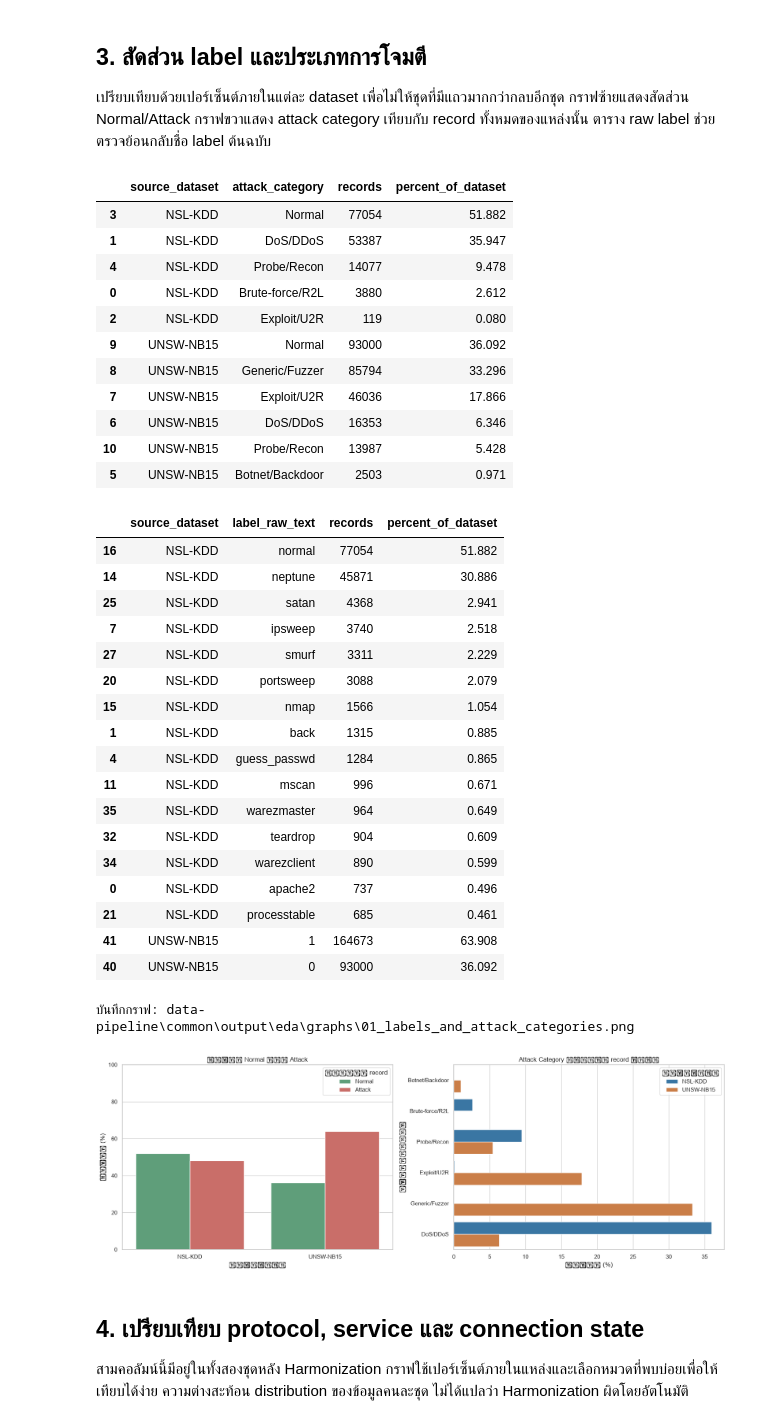
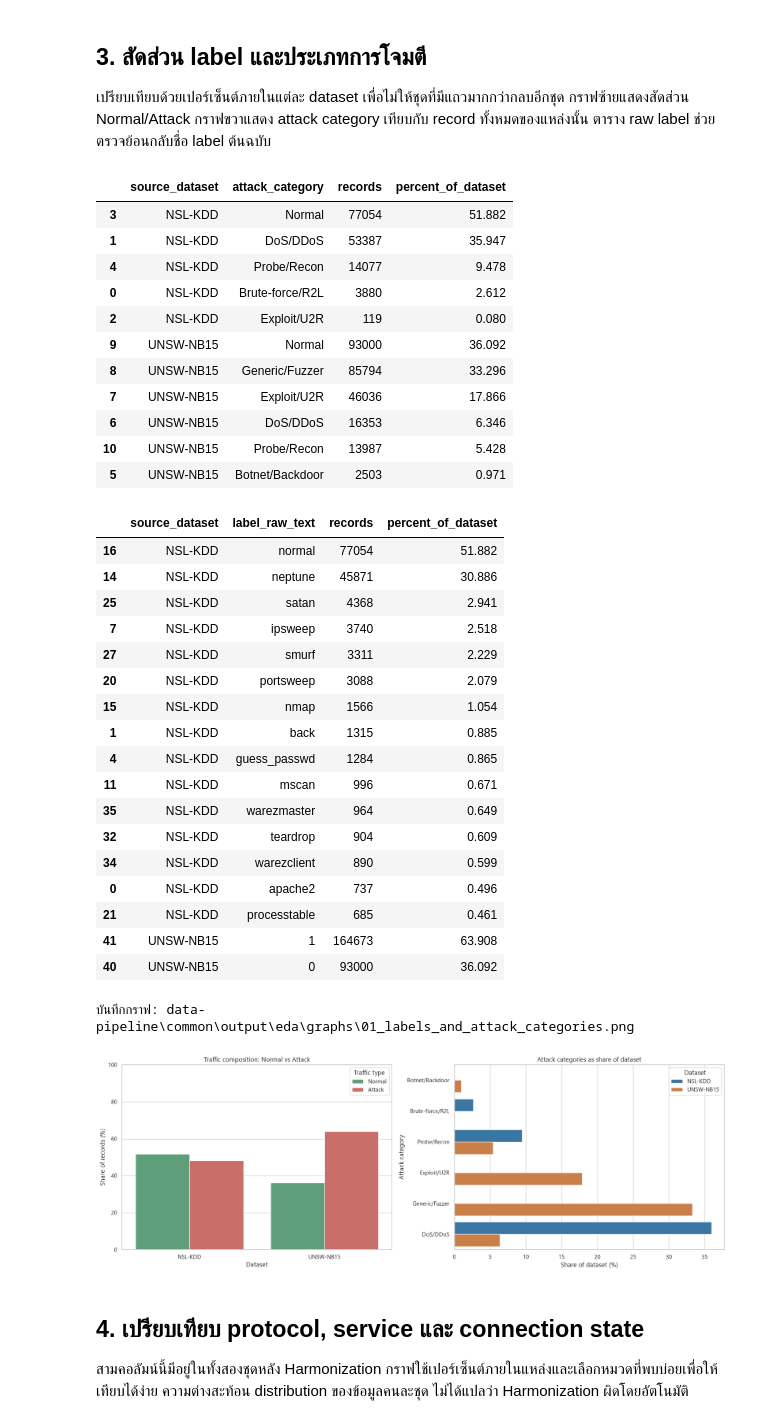
Before and after one commit to kokonj456-dotcom/CSI-ML-Network-Traffic-Detection, a Jupyter notebook: data-pipeline/common/eda.ipynb, the cells around one changed output. Saved outputs shown, nothing was run; the diff lists cells and outputs as text; code cells hidden in the pictures.

```diff
--- a/data-pipeline/common/eda.ipynb
+++ b/data-pipeline/common/eda.ipynb
@@ -285,17 +285,17 @@ sns.barplot(
     hue='traffic_label', order=list(DATASETS), hue_order=['Normal', 'Attack'],
     palette={'Normal': '#54A879', 'Attack': '#D95F59'}, ax=axes[0],
 )
-axes[0].set(title='สัดส่วน Normal และ Attack',
-            xlabel='แหล่งข้อมูล', ylabel='สัดส่วน (%)', ylim=(0, 100))
-axes[0].legend(title='ประเภท record')
+axes[0].set(title='Traffic composition: Normal vs Attack',
+            xlabel='Dataset', ylabel='Share of records (%)', ylim=(0, 100))
+axes[0].legend(title='Traffic type')
 sns.barplot(
     data=attack_categories, x='percent_of_dataset', y='attack_category',
     hue='source_dataset', order=category_order, hue_order=list(DATASETS),
     palette=palette, ax=axes[1],
 )
-axes[1].set(title='Attack Category เทียบกับ record ทั้งชุด',
-            xlabel='สัดส่วน (%)', ylabel='กลุ่มการโจมตี')
-axes[1].legend(title='แหล่งข้อมูล')
+axes[1].set(title='Attack categories as share of dataset',
+            xlabel='Share of dataset (%)', ylabel='Attack category')
+axes[1].legend(title='Dataset')
 plt.tight_layout()
 save_eda_graph(fig, '01_labels_and_attack_categories.png')
 plt.show()
@@ -304,34 +304,34 @@ plt.show()
 | 3 | NSL-KDD | Normal | 77054 | 51.882 |
 | 1 | NSL-KDD | DoS/DDoS | 53387 | 35.947 |
 | 4 | NSL-KDD | Probe/Recon | 14077 | 9.478 |
 | 0 | NSL-KDD | Brute-force/R2L | 3880 | 2.612 |
 | 2 | NSL-KDD | Exploit/U2R | 119 | 0.080 |
 | 9 | UNSW-NB15 | Normal | 93000 | 36.092 |
 | 8 | UNSW-NB15 | Generic/Fuzzer | 85794 | 33.296 |
 | 7 | UNSW-NB15 | Exploit/U2R | 46036 | 17.866 |
 | 6 | UNSW-NB15 | DoS/DDoS | 16353 | 6.346 |
 | 10 | UNSW-NB15 | Probe/Recon | 13987 | 5.428 |
 | 5 | UNSW-NB15 | Botnet/Backdoor | 2503 | 0.971 |
 |  | source_dataset | label_raw_text | records | percent_of_dataset |
 | 16 | NSL-KDD | normal | 77054 | 51.882 |
 | 14 | NSL-KDD | neptune | 45871 | 30.886 |
 | 25 | NSL-KDD | satan | 4368 | 2.941 |
 | 7 | NSL-KDD | ipsweep | 3740 | 2.518 |
 | 27 | NSL-KDD | smurf | 3311 | 2.229 |
 | 20 | NSL-KDD | portsweep | 3088 | 2.079 |
 | 15 | NSL-KDD | nmap | 1566 | 1.054 |
 | 1 | NSL-KDD | back | 1315 | 0.885 |
 | 4 | NSL-KDD | guess_passwd | 1284 | 0.865 |
 | 11 | NSL-KDD | mscan | 996 | 0.671 |
 | 35 | NSL-KDD | warezmaster | 964 | 0.649 |
 | 32 | NSL-KDD | teardrop | 904 | 0.609 |
 | 34 | NSL-KDD | warezclient | 890 | 0.599 |
 | 0 | NSL-KDD | apache2 | 737 | 0.496 |
 | 21 | NSL-KDD | processtable | 685 | 0.461 |
 | 41 | UNSW-NB15 | 1 | 164673 | 63.908 |
 | 40 | UNSW-NB15 | 0 | 93000 | 36.092 |
 บันทึกกราฟ: data-pipeline\common\output\eda\graphs\01_labels_and_attack_categories.png
-[figure, old version]
+[figure, new version]
 # %% [markdown]
 ## 4. เปรียบเทียบ protocol, service และ connection state
 
```
Also changed, not shown: parts of 4 cells of this notebook, 5 other files.
